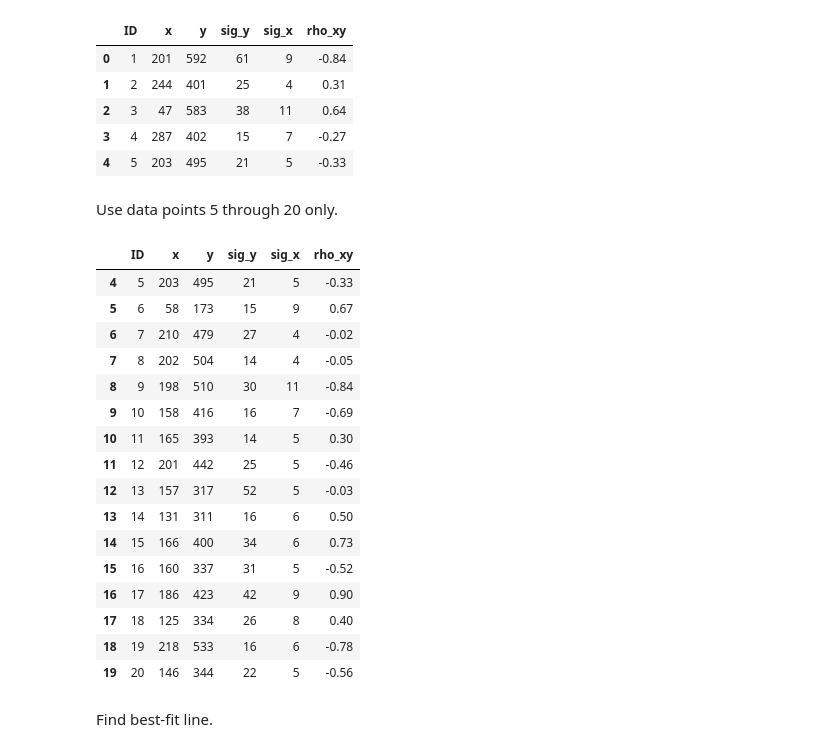
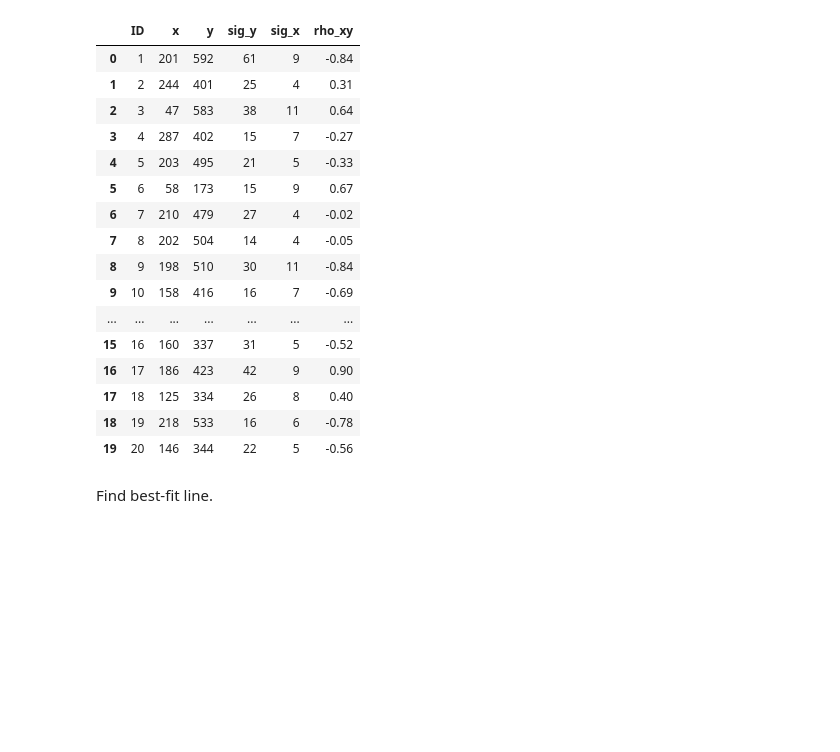
Before and after one commit to davidjaimes/fiting-a-model-to-data, a Jupyter notebook: exercise1.ipynb, the cells around one changed output. Drawn from its saved outputs; the diff is of its cells as text; code cells hidden in the pictures; blank space fills up the shorter version.

```diff
--- a/exercise1.ipynb
+++ b/exercise1.ipynb
@@ -6,37 +6,25 @@ from mpl_style import lightbg
 import numpy as np
 # %%
 df = pd.read_csv('table1.dat', sep=' ')
-df.head()
+df
 # %% [output]
 |  | ID | x | y | sig_y | sig_x | rho_xy |
 | 0 | 1 | 201 | 592 | 61 | 9 | -0.84 |
 | 1 | 2 | 244 | 401 | 25 | 4 | 0.31 |
 | 2 | 3 | 47 | 583 | 38 | 11 | 0.64 |
 | 3 | 4 | 287 | 402 | 15 | 7 | -0.27 |
 | 4 | 5 | 203 | 495 | 21 | 5 | -0.33 |
+| 5 | 6 | 58 | 173 | 15 | 9 | 0.67 |
+| 6 | 7 | 210 | 479 | 27 | 4 | -0.02 |
+| 7 | 8 | 202 | 504 | 14 | 4 | -0.05 |
+| 8 | 9 | 198 | 510 | 30 | 11 | -0.84 |
+| 9 | 10 | 158 | 416 | 16 | 7 | -0.69 |
+| ... | ... | ... | ... | ... | ... | ... |
+| 15 | 16 | 160 | 337 | 31 | 5 | -0.52 |
+| 16 | 17 | 186 | 423 | 42 | 9 | 0.90 |
+| 17 | 18 | 125 | 334 | 26 | 8 | 0.40 |
+| 18 | 19 | 218 | 533 | 16 | 6 | -0.78 |
+| 19 | 20 | 146 | 344 | 22 | 5 | -0.56 |
-# %% [markdown]
-Use data points 5 through 20 only.
-# %%
-df = df[4:]
-df
-# %% [output]
-|  | ID | x | y | sig_y | sig_x | rho_xy |
-| 4 | 5 | 203 | 495 | 21 | 5 | -0.33 |
-| 5 | 6 | 58 | 173 | 15 | 9 | 0.67 |
-| 6 | 7 | 210 | 479 | 27 | 4 | -0.02 |
-| 7 | 8 | 202 | 504 | 14 | 4 | -0.05 |
-| 8 | 9 | 198 | 510 | 30 | 11 | -0.84 |
-| 9 | 10 | 158 | 416 | 16 | 7 | -0.69 |
-| 10 | 11 | 165 | 393 | 14 | 5 | 0.30 |
-| 11 | 12 | 201 | 442 | 25 | 5 | -0.46 |
-| 12 | 13 | 157 | 317 | 52 | 5 | -0.03 |
-| 13 | 14 | 131 | 311 | 16 | 6 | 0.50 |
-| 14 | 15 | 166 | 400 | 34 | 6 | 0.73 |
-| 15 | 16 | 160 | 337 | 31 | 5 | -0.52 |
-| 16 | 17 | 186 | 423 | 42 | 9 | 0.90 |
-| 17 | 18 | 125 | 334 | 26 | 8 | 0.40 |
-| 18 | 19 | 218 | 533 | 16 | 6 | -0.78 |
-| 19 | 20 | 146 | 344 | 22 | 5 | -0.56 |
 # %% [markdown]
 Find best-fit line.
 # %%
```
Also changed, not shown: parts of 4 cells of this notebook, 3 other files.
